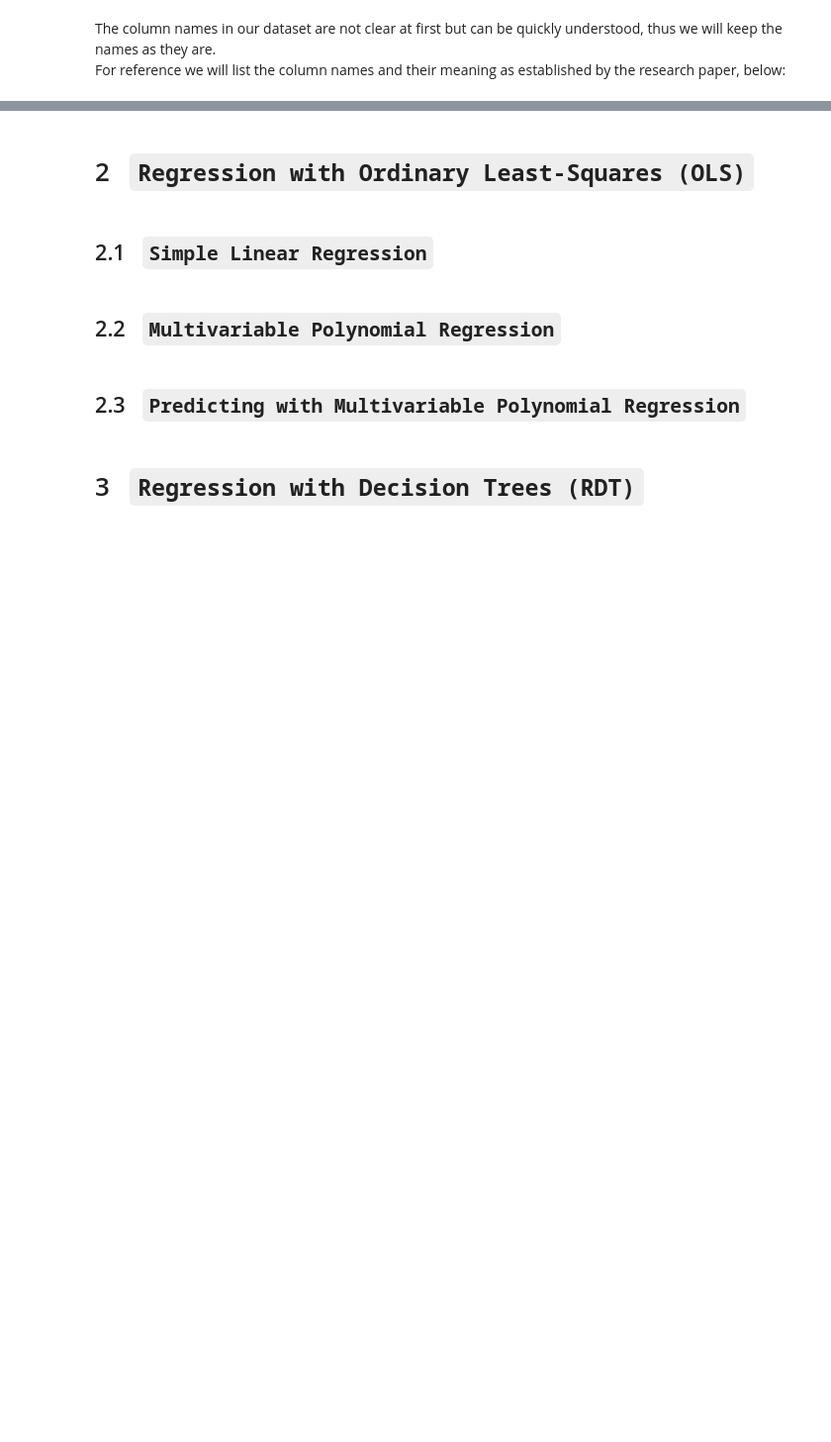
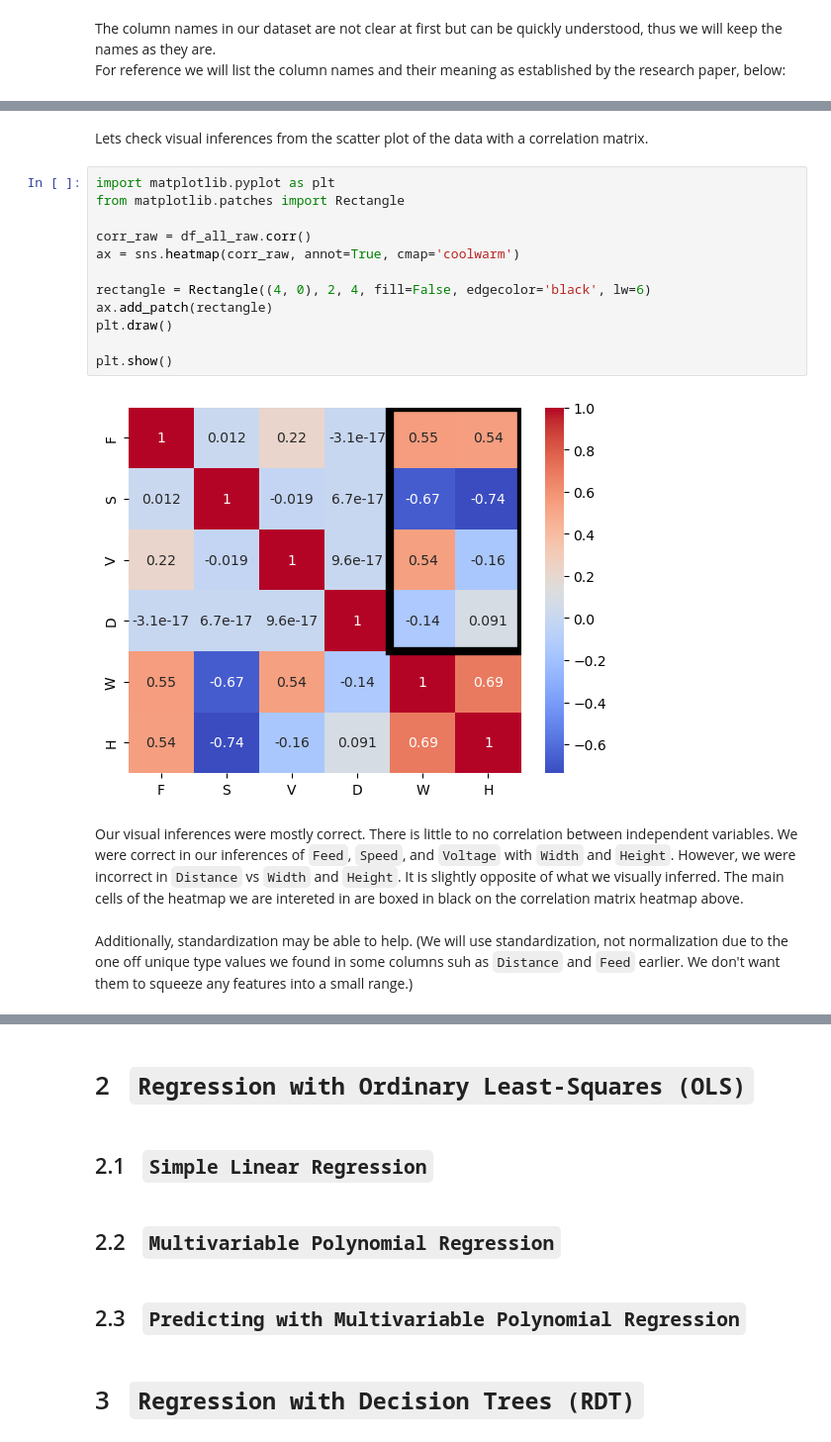
Before and after one commit to sokosaa/Machine-Learning-in-Mechanical-Engineering, a Jupyter notebook: HW3/HW3.ipynb, the cells around one changed output, grey strips where cells are left out. Shown at 99% size. Cells and saved outputs as stored; diff of their text form; blank space fills up the shorter version.

```diff
--- a/HW3/HW3.ipynb
+++ b/HW3/HW3.ipynb
@@ -51,0 +142,20 @@ dependent variables / response:
+# %% [markdown]
+Lets check visual inferences from the scatter plot of the data with a correlation matrix.
+# %%
+import matplotlib.pyplot as plt
+from matplotlib.patches import Rectangle
+
+corr_raw = df_all_raw.corr()
+ax = sns.heatmap(corr_raw, annot=True, cmap='coolwarm')
+
+rectangle = Rectangle((4, 0), 2, 4, fill=False, edgecolor='black', lw=6)
+ax.add_patch(rectangle)
+plt.draw()
+
+plt.show()
+# %% [output]
+[figure, added]
+# %% [markdown]
+Our visual inferences were mostly correct. There is little to no correlation between independent variables. We were correct in our inferences of `Feed`, `Speed`, and `Voltage` with `Width` and `Height`. However, we were incorrect in `Distance` vs `Width` and `Height`. It is slightly opposite of what we visually inferred. The main cells of the heatmap we are intereted in are boxed in black on the correlation matrix heatmap above.
+# %% [markdown]
+Additionally, standardization may be able to help. (We will use standardization, not normalization due to the one off unique type values we found in some columns suh as `Distance` and `Feed` earlier. We don't want them to squeeze any features into a small range.)
```
Also changed, not shown: parts of 21 cells of this notebook.
